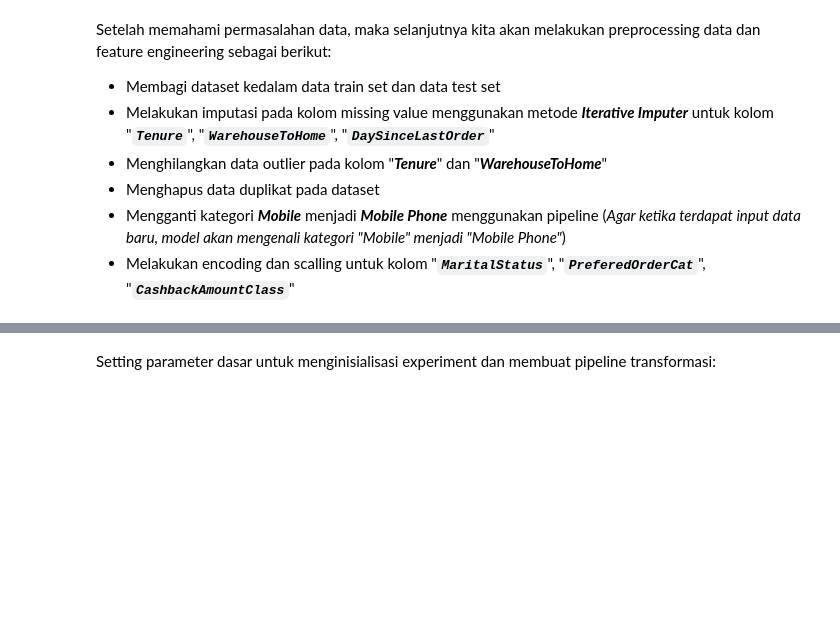
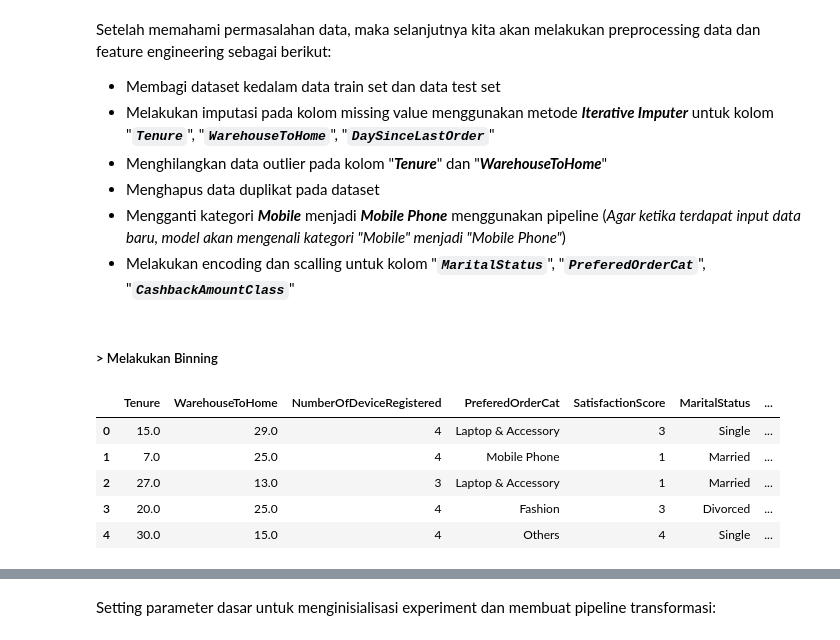
Before and after one commit to fathurizkym/ecommerce_churn_analysis, a Jupyter notebook: notebooks/E-Commerce_Customer_Churn.ipynb, the cells around one changed output, grey strips where cells are left out. Drawn from its saved outputs; the diff is of its cells as text; code cells hidden in the pictures; blank space fills up the shorter version.

```diff
--- a/notebooks/E-Commerce_Customer_Churn.ipynb
+++ b/notebooks/E-Commerce_Customer_Churn.ipynb
@@ -690,3 +695,19 @@ Setelah memahami permasalahan data, maka selanjutnya kita akan melakukan preproc
 * Menghapus data duplikat pada dataset
 * Mengganti kategori ***Mobile*** menjadi ***Mobile Phone*** menggunakan pipeline (*Agar ketika terdapat input data baru, model akan mengenali kategori "Mobile" menjadi "Mobile Phone"*)
 * Melakukan encoding dan scalling untuk kolom "***`MaritalStatus`***", "***`PreferedOrderCat`***", "***`CashbackAmountClass`***"
+# %% [markdown]
+##### > Melakukan Binning
+# %%
+# Melakukan binning pada kategori cashbackamount
+
+bin_labels= ['Kecil', 'Sedang', 'Besar']
+
+df['CashbackAmountCat']= pd.cut(x=df['CashbackAmount'], bins=[0, 120, 200, 400], labels=bin_labels)
+df.head()
+# %% [output]
+|  | Tenure | WarehouseToHome | NumberOfDeviceRegistered | PreferedOrderCat | SatisfactionScore | MaritalStatus | ... |
+| 0 | 15.0 | 29.0 | 4 | Laptop & Accessory | 3 | Single | ... |
+| 1 | 7.0 | 25.0 | 4 | Mobile Phone | 1 | Married | ... |
+| 2 | 27.0 | 13.0 | 3 | Laptop & Accessory | 1 | Married | ... |
+| 3 | 20.0 | 25.0 | 4 | Fashion | 3 | Divorced | ... |
+| 4 | 30.0 | 15.0 | 4 | Others | 4 | Single | ... |
```
Also changed, not shown: parts of 24 cells of this notebook, 1 other file.
